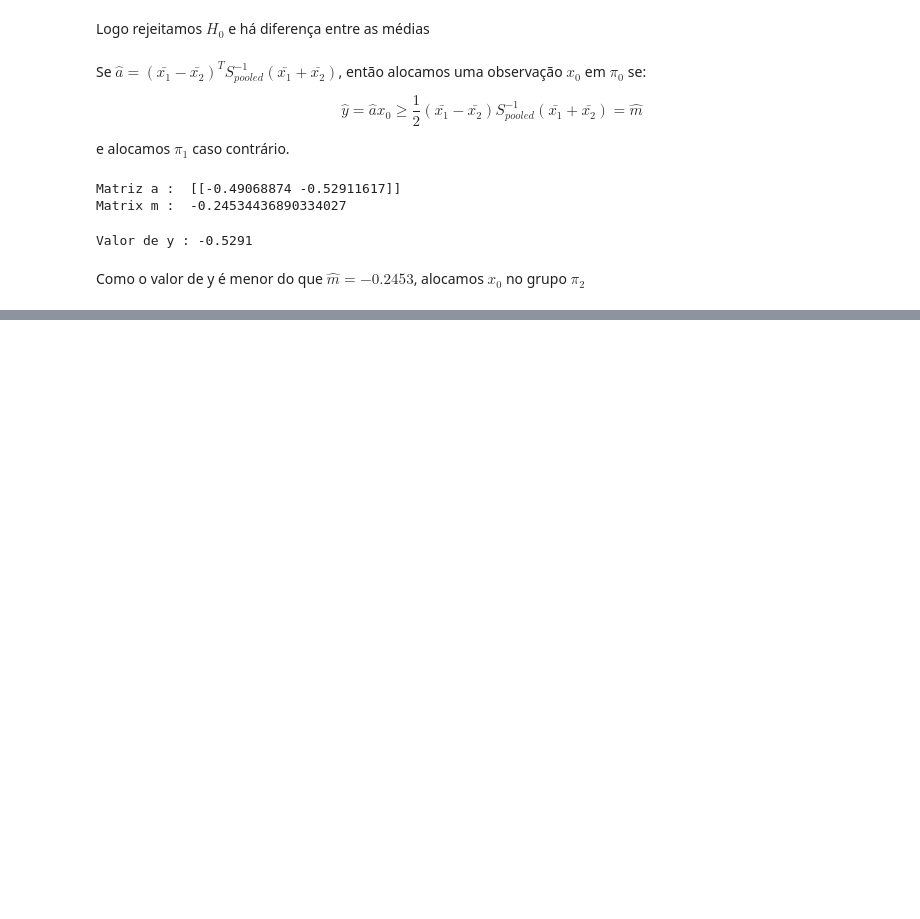
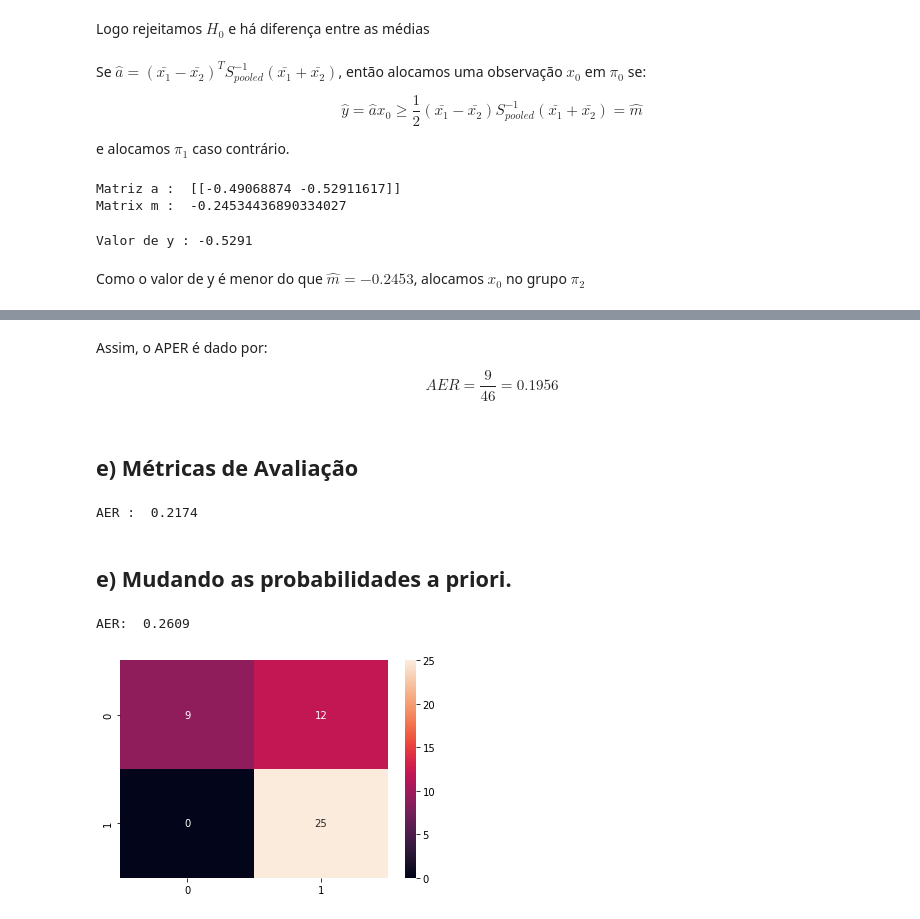
Before and after one commit to derSchmetterling/multivariate_analysis, a Jupyter notebook: AM_trabalho_4/trab_4.ipynb, the cells around one changed output, grey strips where cells are left out. Drawn from its saved outputs; the diff is of its cells as text; code cells hidden in the pictures; blank space fills up the shorter version.

```diff
--- a/AM_trabalho_4/trab_4.ipynb
+++ b/AM_trabalho_4/trab_4.ipynb
@@ -444,0 +553,8 @@ Como o valor de y é menor do que $\hat{m} = -0.2453$, alocamos $x_0$ no grupo $
+# %% [markdown]
+Assim, o APER é dado por:
+
+$$
+AER = \frac{9}{46} = 0.1956
+$$
+# %% [markdown]
+## e) Métricas de Avaliação
@@ -444,0 +620,58 @@ Como o valor de y é menor do que $\hat{m} = -0.2453$, alocamos $x_0$ no grupo $
+# %%
+df2 = df[['x1', 'x2', 'groups']]
+
+def holdout(x1,x2, df, priors = (1,1)):
+    miss1 = 0
+    miss2 = 0
+
+
+    for i in range(0,len(x1)):
+        holdout = df.iloc[i]
+        xo = holdout.drop(['groups']).to_numpy()
+        xtest = x1.drop(i, axis = 0)
+
+        a,b,k = discriminant(xtest, x2, df)
+        prediction = predict(a,b,k, xo, priors = priors)
+
+        if prediction == holdout['groups']:
+            continue
+        else:
+            miss1 += 1
+
+    for i in range(21,21+len(x2)):
+        holdout = df.iloc[i]
+        xo = holdout.drop(['groups']).to_numpy()
+        xtest = x2.drop(i, axis = 0)
+
+        a,b,k = discriminant(x1, xtest, df)
+        prediction = predict(a,b,k, xo, priors = priors)
+
+        if prediction == holdout['groups']:
+
+            continue
+
+        else:
+            miss2 += 1
+
+
+
+    aer = (miss1+miss2)/(len(x1)+len(x2))
+
+
+    return aer
+
+aer = round(holdout(x1,x2,df2),4)
+print('AER : ', aer)
+# %% [output]
+AER :  0.2174
+# %% [markdown]
+## e) Mudando as probabilidades a priori.
+# %%
+
+a,b,k = discriminant(x1,x2,df2)
+confusion(a,b,k, df2, priors = (0.05,0.95), confusion = True)
+aer = round(holdout(x1,x2,df2, priors = (0.05,0.95)),4)
+print('AER: ', aer)
+# %% [output]
+AER:  0.2609
+[figure, added]
```
Also changed, not shown: parts of 24 cells of this notebook, 1 other file.
